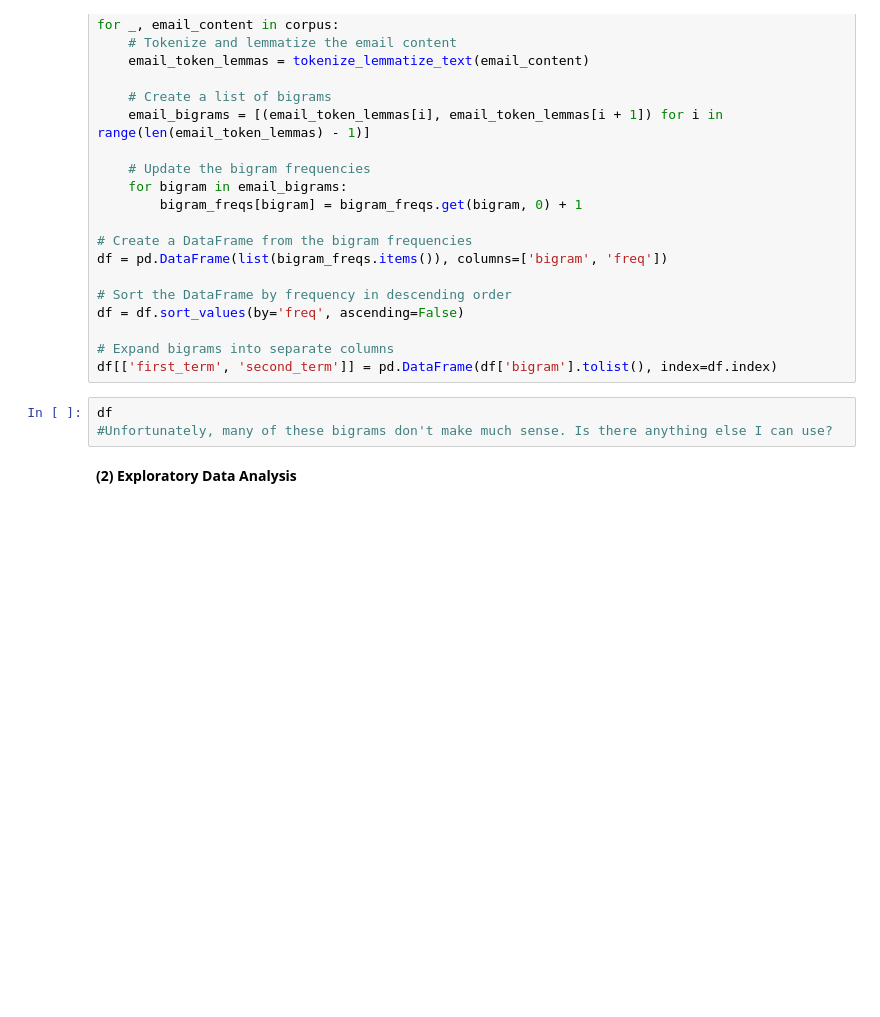
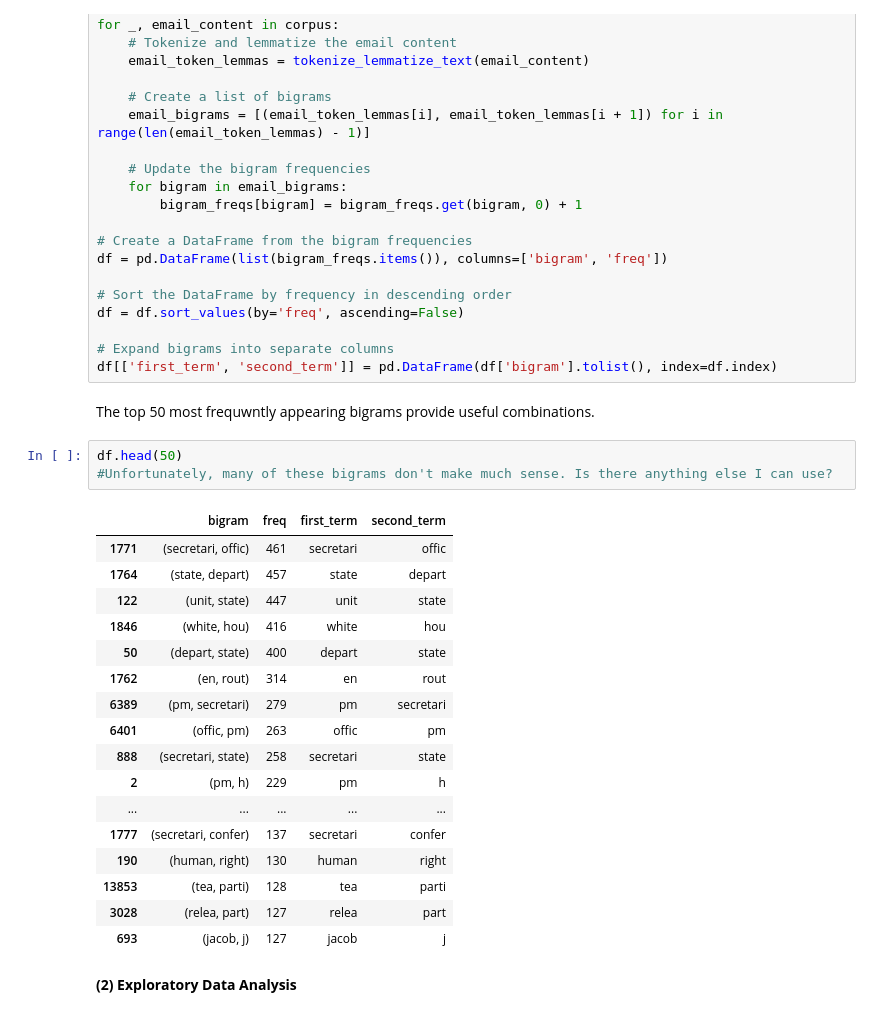
Before and after one commit to PillowPanda/DATA340_HW0, a Jupyter notebook: PS2_notebook.ipynb, the cells around one changed output. Cells and saved outputs as stored; diff of their text form; blank space fills up the shorter version.

```diff
--- a/PS2_notebook.ipynb
+++ b/PS2_notebook.ipynb
@@ -242,9 +242,29 @@ df = df.sort_values(by='freq', ascending=False)
 
 # Expand bigrams into separate columns
 df[['first_term', 'second_term']] = pd.DataFrame(df['bigram'].tolist(), index=df.index)
+# %% [markdown]
+The top 50 most frequwntly appearing bigrams provide useful combinations.
 # %%
-df
+df.head(50)
 #Unfortunately, many of these bigrams don't make much sense. Is there anything else I can use?
+# %% [output]
+|  | bigram | freq | first_term | second_term |
+| 1771 | (secretari, offic) | 461 | secretari | offic |
+| 1764 | (state, depart) | 457 | state | depart |
+| 122 | (unit, state) | 447 | unit | state |
+| 1846 | (white, hou) | 416 | white | hou |
+| 50 | (depart, state) | 400 | depart | state |
+| 1762 | (en, rout) | 314 | en | rout |
+| 6389 | (pm, secretari) | 279 | pm | secretari |
+| 6401 | (offic, pm) | 263 | offic | pm |
+| 888 | (secretari, state) | 258 | secretari | state |
+| 2 | (pm, h) | 229 | pm | h |
+| ... | ... | ... | ... | ... |
+| 1777 | (secretari, confer) | 137 | secretari | confer |
+| 190 | (human, right) | 130 | human | right |
+| 13853 | (tea, parti) | 128 | tea | parti |
+| 3028 | (relea, part) | 127 | relea | part |
+| 693 | (jacob, j) | 127 | jacob | j |
 # %% [markdown]
 **(2) Exploratory Data Analysis**
 # %%
```
Also changed, not shown: parts of 7 cells of this notebook.
